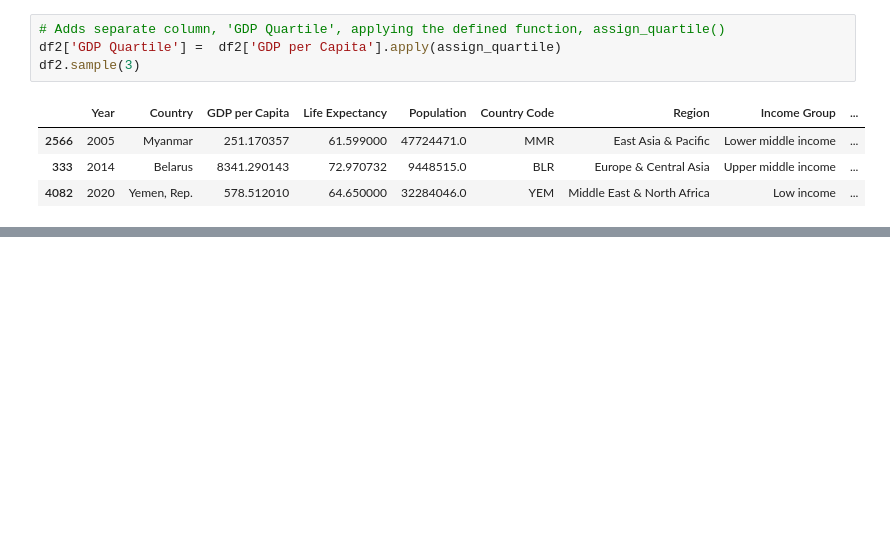
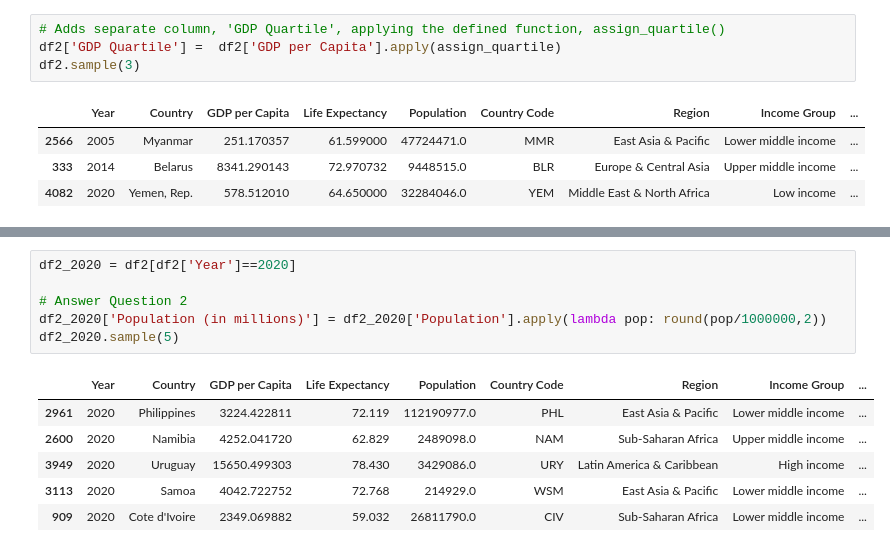
Before and after one commit to tsnow2010/umbc_data690_fall2024, a Jupyter notebook: Class Notes/oct_16_2024.ipynb, the cells around one changed output, grey strips where cells are left out. Drawn from its saved outputs; the diff is of its cells as text; blank space fills up the shorter version.

```diff
--- a/Class Notes/oct_16_2024.ipynb
+++ b/Class Notes/oct_16_2024.ipynb
@@ -138,0 +176,13 @@ df2.sample(3)
+# %%
+df2_2020 = df2[df2['Year']==2020]
+
+# Answer Question 2
+df2_2020['Population (in millions)'] = df2_2020['Population'].apply(lambda pop: round(pop/1000000,2))
+df2_2020.sample(5)
+# %% [output]
+|  | Year | Country | GDP per Capita | Life Expectancy | Population | Country Code | Region | Income Group | ... |
+| 2961 | 2020 | Philippines | 3224.422811 | 72.119 | 112190977.0 | PHL | East Asia & Pacific | Lower middle income | ... |
+| 2600 | 2020 | Namibia | 4252.041720 | 62.829 | 2489098.0 | NAM | Sub-Saharan Africa | Upper middle income | ... |
+| 3949 | 2020 | Uruguay | 15650.499303 | 78.430 | 3429086.0 | URY | Latin America & Caribbean | High income | ... |
+| 3113 | 2020 | Samoa | 4042.722752 | 72.768 | 214929.0 | WSM | East Asia & Pacific | Lower middle income | ... |
+| 909 | 2020 | Cote d'Ivoire | 2349.069882 | 59.032 | 26811790.0 | CIV | Sub-Saharan Africa | Lower middle income | ... |
```
Also changed, not shown: parts of 9 cells of this notebook.
